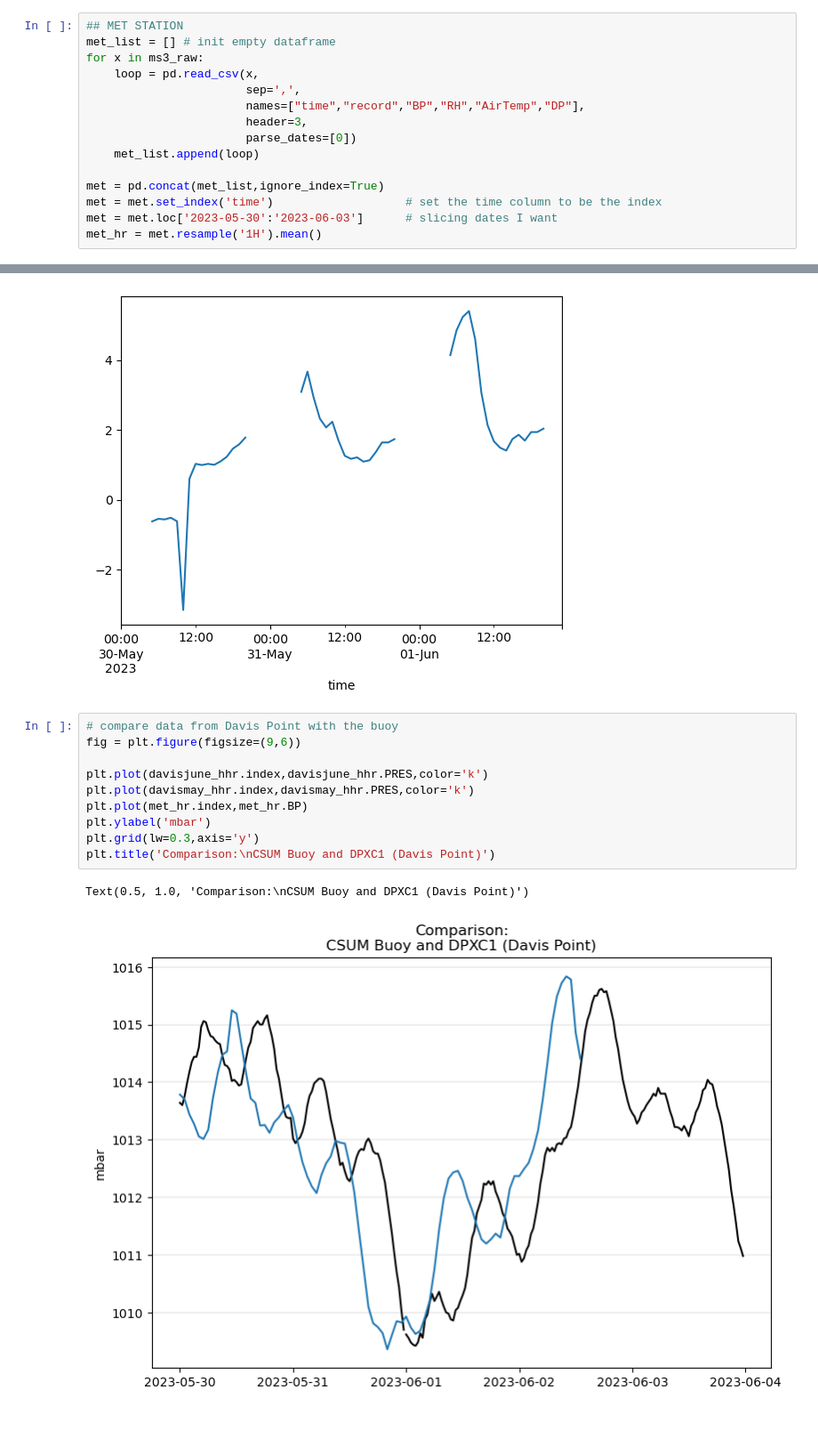
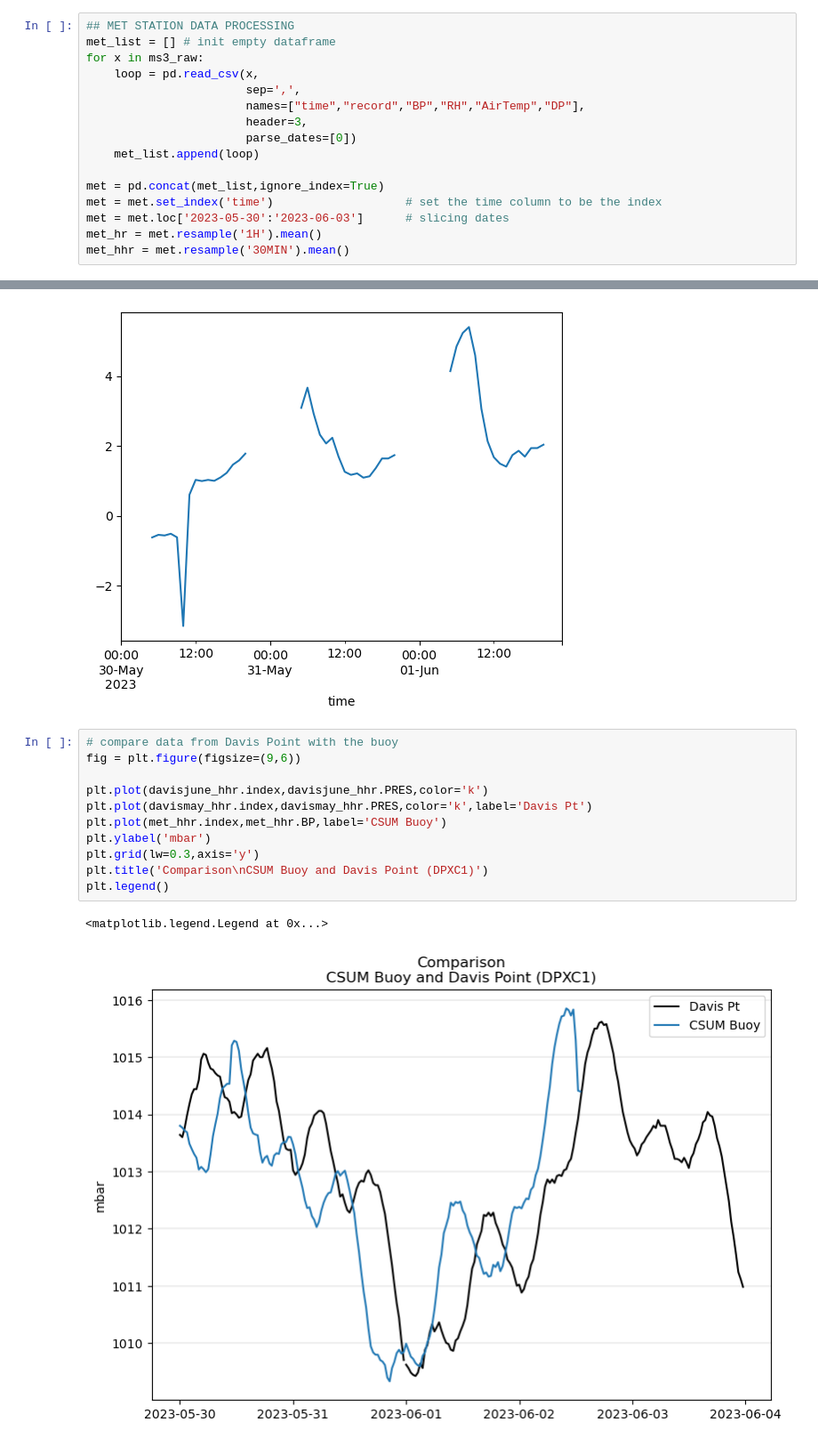
Before and after one commit to sscopazzi/Cal_Poly_Maritime_Academy_Research_Buoy, a Jupyter notebook: python_code/reorganized_deployment_test.ipynb, the cells around one changed output, grey strips where cells are left out. Shown at 89% size. Drawn from its saved outputs; the diff is of its cells as text.

```diff
--- a/python_code/reorganized_deployment_test.ipynb
+++ b/python_code/reorganized_deployment_test.ipynb
@@ -58,6 +59,6 @@ dl = dl.loc['2023-05-30':'2023-06-03']          # slicing dates I want
 dl_hr = dl.resample('1H').mean()
 # %%
-## MET STATION
+## MET STATION DATA PROCESSING
 met_list = [] # init empty dataframe
 for x in ms3_raw:
     loop = pd.read_csv(x,
@@ -69,6 +70,7 @@ for x in ms3_raw:
 
 met = pd.concat(met_list,ignore_index=True)
 met = met.set_index('time')                   # set the time column to be the index
-met = met.loc['2023-05-30':'2023-06-03']      # slicing dates I want
+met = met.loc['2023-05-30':'2023-06-03']      # slicing dates
 met_hr = met.resample('1H').mean()
+met_hhr = met.resample('30MIN').mean()
 # %%
@@ -372,13 +370,14 @@ atten.plot()
 # %%
 # compare data from Davis Point with the buoy
 fig = plt.figure(figsize=(9,6))
 
 plt.plot(davisjune_hhr.index,davisjune_hhr.PRES,color='k')
-plt.plot(davismay_hhr.index,davismay_hhr.PRES,color='k')
-plt.plot(met_hr.index,met_hr.BP)
+plt.plot(davismay_hhr.index,davismay_hhr.PRES,color='k',label='Davis Pt')
+plt.plot(met_hhr.index,met_hhr.BP,label='CSUM Buoy')
 plt.ylabel('mbar')
 plt.grid(lw=0.3,axis='y')
-plt.title('Comparison:\nCSUM Buoy and DPXC1 (Davis Point)')
+plt.title('Comparison\nCSUM Buoy and Davis Point (DPXC1)')
+plt.legend()
 # %% [output]
-Text(0.5, 1.0, 'Comparison:\nCSUM Buoy and DPXC1 (Davis Point)')
+<matplotlib.legend.Legend at 0x...>
-[figure, old version]
+[figure, new version]
```
Also changed, not shown: parts of 10 cells of this notebook, 1 other file.
